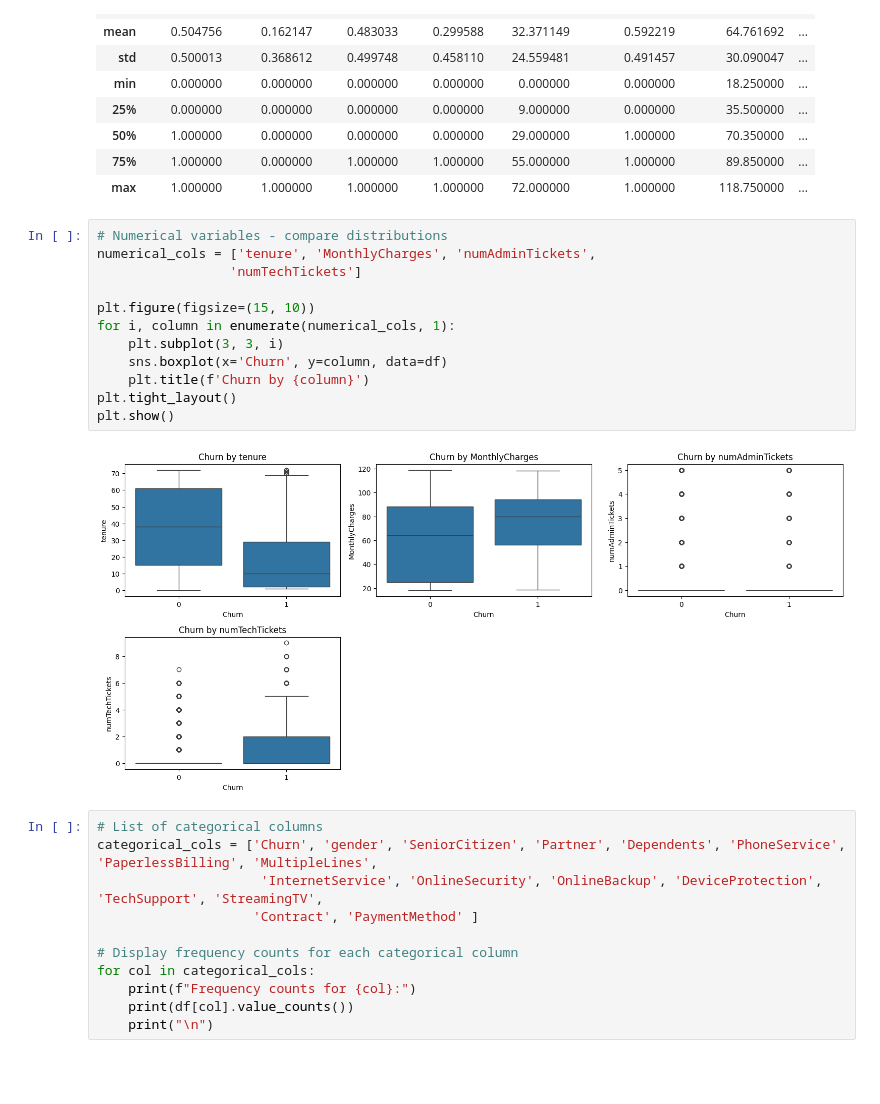
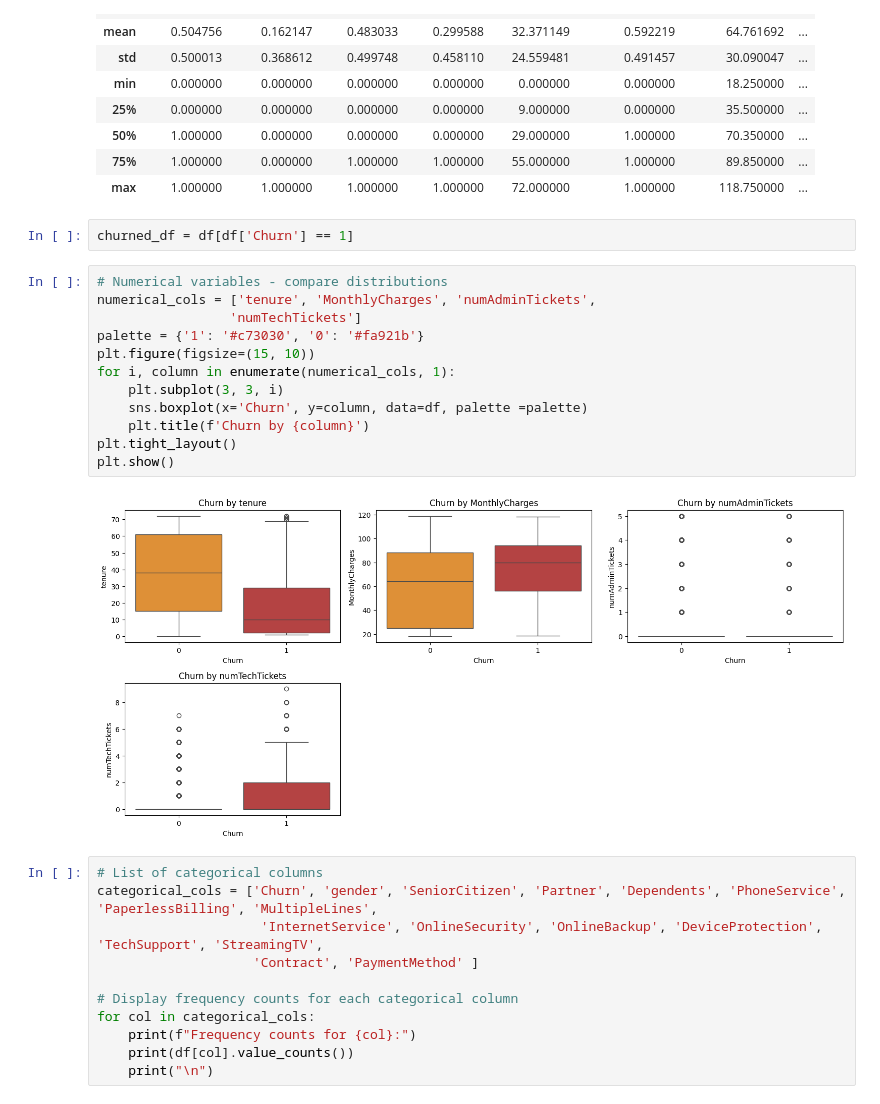
Before and after one commit to matthew0106/Customer_Churn_-PwC_Consulting_Case-, a Jupyter notebook: PwC Churn Analysis Project.ipynb, the cells around one changed output. Drawn from its saved outputs; the diff is of its cells as text; blank space fills up the shorter version.

```diff
--- a/PwC Churn Analysis Project.ipynb
+++ b/PwC Churn Analysis Project.ipynb
@@ -103,20 +102,22 @@ df.describe()
 | 50% | 1.000000 | 0.000000 | 0.000000 | 0.000000 | 29.000000 | 1.000000 | 70.350000 | ... |
 | 75% | 1.000000 | 0.000000 | 1.000000 | 1.000000 | 55.000000 | 1.000000 | 89.850000 | ... |
 | max | 1.000000 | 1.000000 | 1.000000 | 1.000000 | 72.000000 | 1.000000 | 118.750000 | ... |
+# %%
+churned_df = df[df['Churn'] == 1]
 # %%
 # Numerical variables - compare distributions
 numerical_cols = ['tenure', 'MonthlyCharges', 'numAdminTickets',
                  'numTechTickets']
-
+palette = {'1': '#c73030', '0': '#fa921b'}
 plt.figure(figsize=(15, 10))
 for i, column in enumerate(numerical_cols, 1):
     plt.subplot(3, 3, i)
-    sns.boxplot(x='Churn', y=column, data=df)
+    sns.boxplot(x='Churn', y=column, data=df, palette =palette)
     plt.title(f'Churn by {column}')
 plt.tight_layout()
 plt.show()
 # %% [output]
-[figure, old version]
+[figure, new version]
 # %%
 # List of categorical columns
 categorical_cols = ['Churn', 'gender', 'SeniorCitizen', 'Partner', 'Dependents', 'PhoneService', 'PaperlessBilling', 'MultipleLines',
```
Also changed, not shown: parts of 32 cells of this notebook.
